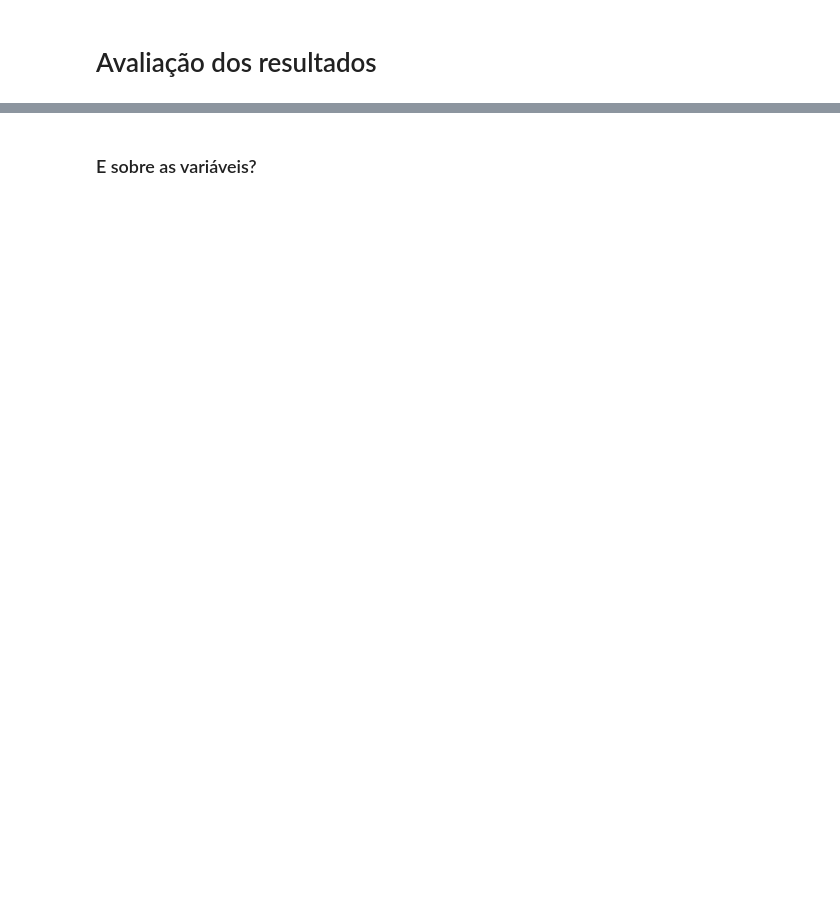
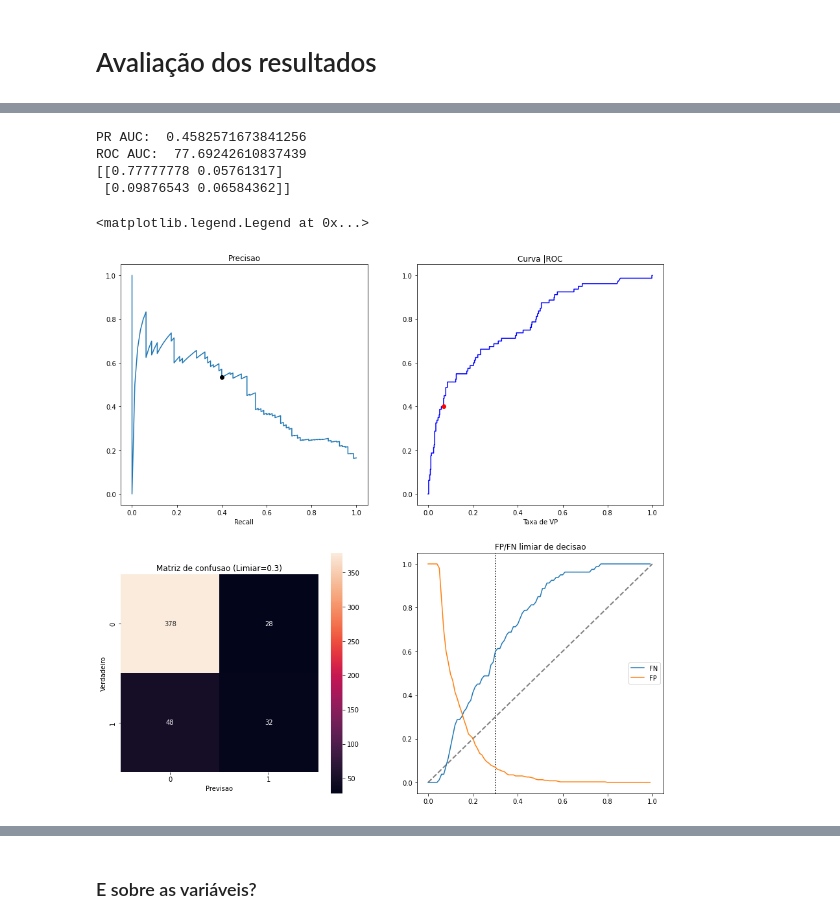
Before and after one commit to flaviobp/python-analise-dados, a Jupyter notebook: aulas/para_alunos_aula05/Aula_05_Crisp-dm-Entendendo_Dados-Copy1.ipynb, the cells around one changed output, grey strips where cells are left out. Cells and saved outputs as stored; diff of their text form; code cells hidden in the pictures; blank space fills up the shorter version.

```diff
--- a/aulas/para_alunos_aula05/Aula_05_Crisp-dm-Entendendo_Dados-Copy1.ipynb
+++ b/aulas/para_alunos_aula05/Aula_05_Crisp-dm-Entendendo_Dados-Copy1.ipynb
@@ -601,0 +930,3 @@ clf = RandomForestClassifier(random_state=42, n_estimators=500, max_leaf_nodes=3
+# %%
+X = df_final.drop('Attrition', axis=1)
+y = df_final.Attrition
@@ -602,7 +935,7 @@ clf = RandomForestClassifier(random_state=42, n_estimators=500, max_leaf_nodes=3
 # %%
 # train and test
 X_train, X_test, y_train, y_test = train_test_split(
-    X_sel, y, test_size=0.33, random_state=42)
+    X, y, test_size=0.33, random_state=42)
 # %%
 # modelo
 clf = clf.fit(X_train, y_train)
@@ -617,7 +1016,7 @@ metrics.auc(fpr, tpr)
 
 from sklearn.model_selection import GridSearchCV
 
-params = {'max_leaf_nodes': [2,4,8,16,32,64,128], 'min_samples_split':[2,3,4]}
+params = {'max_leaf_nodes': [20,4], 'min_samples_split':[15,3]}
 # no RF quanto mais estimadores melhor o modelo
-grid_search_cv = GridSearchCV(RandomForestClassifier(n_estimators=500, random_state=42), params, verbose=1, cv=3, scoring='roc_auc')
+grid_search_cv = GridSearchCV(RandomForestClassifier(n_estimators=10, random_state=42), params, verbose=1, cv=3, scoring='roc_auc')
 grid_search_cv.fit(X_train, y_train)
@@ -626,5 +1034,5 @@ grid_search_cv.best_params_
 # %%
-clf = RandomForestClassifier(random_state=42, n_estimators=500,**grid_search_cv.best_params_)
+clf = RandomForestClassifier(random_state=42, n_estimators=10,**grid_search_cv.best_params_)
 clf = clf.fit(X_train, y_train)
 pred = clf.predict_proba(X_test)[:,1]
 # %%
@@ -655,7 +1106,7 @@ y_pred_df.sort_values('pred', ascending=False)
 # %%
 from sklearn.metrics import confusion_matrix
 
-th = 0.65
+th = 0.3
 
 fig, axes = plt.subplots(ncols=2,  nrows = 2, figsize=(15, 15))
 
@@ -676,33 +1127,40 @@ axes[0,1].plot(fpr[loc], tpr[loc], color='red',marker= 'o',  label='ROC')
 plt.plot([0,1], [0, 1], color='grey', lw=lw, linestyle = '--')
 axes[0,1].set_title('Taxa de FP')
 axes[0,1].set_xlabel('Taxa de VP')
 axes[0,1].set_title('Curva |ROC')
 
 limiar =th
 
 cm = confusion_matrix(y_test, (y_pred_proba>=th))
 print(cm/np.sum(cm))
 
 sns.heatmap(cm, vmax=np.max(cm), vmin=np.min(cm), annot=True, square=True, fmt='g', ax=axes[1,0])
 axes[1,0].set_title('Matriz de confusao (Limiar={})'.format(limiar))
 axes[1,0].set_xlabel('Previsao')
 axes[1,0].set_ylabel('Verdadeiro')
 
 lista_fn = []
 lista_fp = []
 x = []
 
 for i in np.arange(0,1, 0.01):
     cm =confusion_matrix(y_test, (y_pred_proba>=i))
     lista_fn.append(cm[1,0]/(cm[1,0]+cm[1,1]))
     lista_fp.append(cm[0,1]/(cm[0,1]+cm[0,0]))
     x.append(i)
 
 axes[1,1].axvline(th, color='k', linestyle=':')
 axes[1,1].plot(x, lista_fn, label='FN')
 axes[1,1].plot(x, lista_fp, label='FP')
 axes[1,1].set_title('FP/FN limiar de decisao')
 axes[1,1].legend()
+# %% [output]
+PR AUC:  0.4582571673841256
+ROC AUC:  77.69242610837439
+[[0.77777778 0.05761317]
+ [0.09876543 0.06584362]]
+<matplotlib.legend.Legend at 0x...>
+[figure, added]
 # %%
 y_test_df = y_test.to_frame()
 y_test_df.loc[:,'pred'] =  y_pred_proba
```
Also changed, not shown: parts of 70 cells of this notebook.
